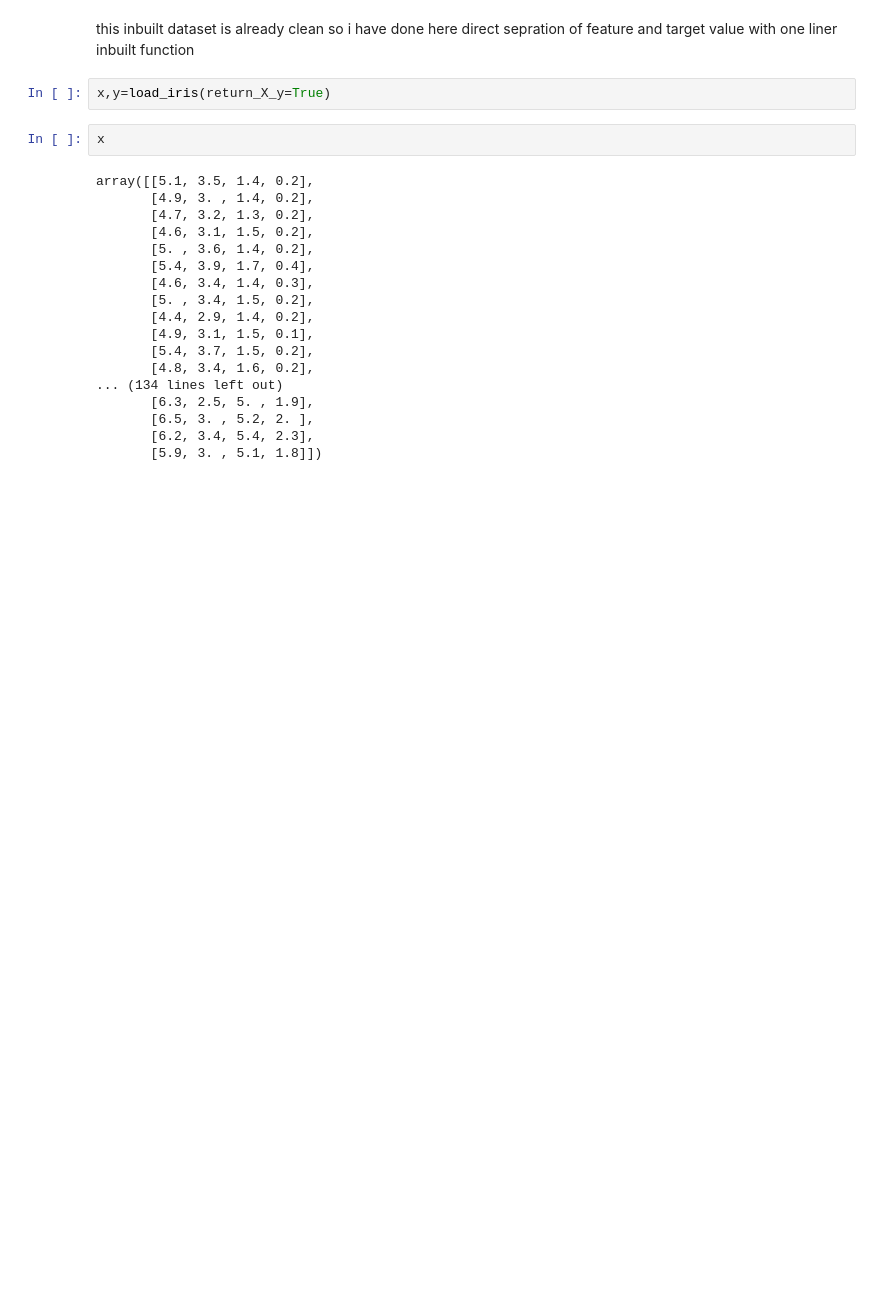
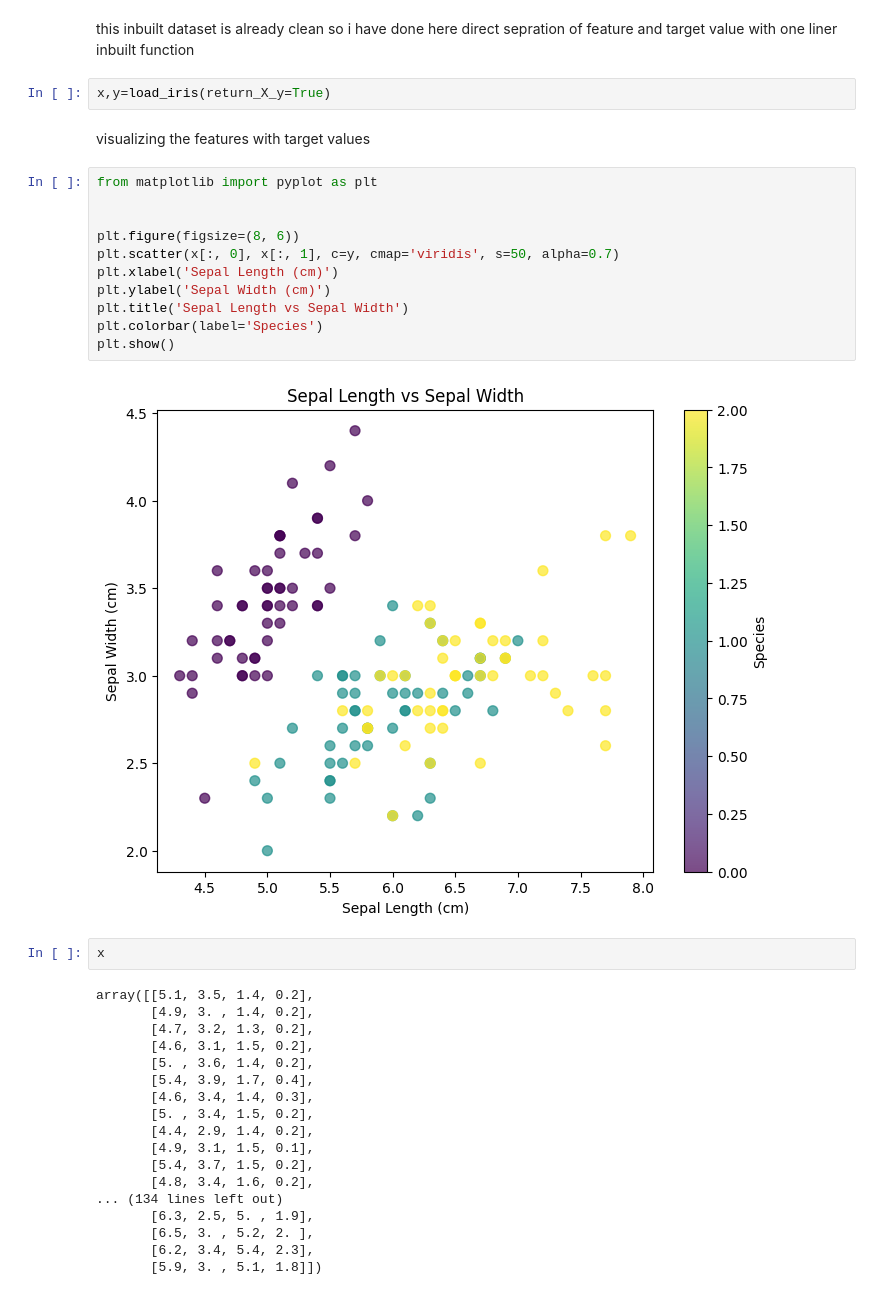
Before and after one commit to sahilsinghavisoft/AVI-TRAINING, a Jupyter notebook: april2024/05-april-2024.ipynb, the cells around one changed output. Drawn from its saved outputs; the diff is of its cells as text; blank space fills up the shorter version.

```diff
--- a/april2024/05-april-2024.ipynb
+++ b/april2024/05-april-2024.ipynb
@@ -6,6 +6,21 @@ from sklearn.datasets import load_iris
  this inbuilt dataset is already clean so i have done here direct sepration of feature and target value with one liner inbuilt function
 # %%
 x,y=load_iris(return_X_y=True)
+# %% [markdown]
+visualizing the features with target values
+# %%
+from matplotlib import pyplot as plt
+
+
+plt.figure(figsize=(8, 6))
+plt.scatter(x[:, 0], x[:, 1], c=y, cmap='viridis', s=50, alpha=0.7)
+plt.xlabel('Sepal Length (cm)')
+plt.ylabel('Sepal Width (cm)')
+plt.title('Sepal Length vs Sepal Width')
+plt.colorbar(label='Species')
+plt.show()
+# %% [output]
+[figure, added]
 # %%
 x
 # %% [output]
```
Also changed, not shown: parts of 2 cells of this notebook.
